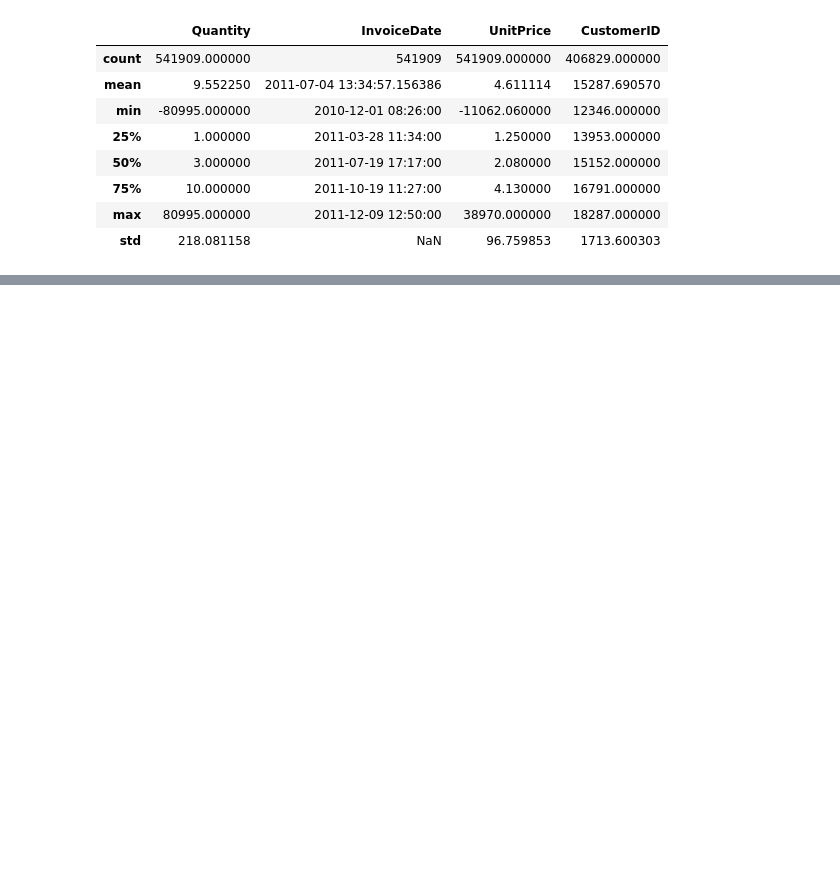
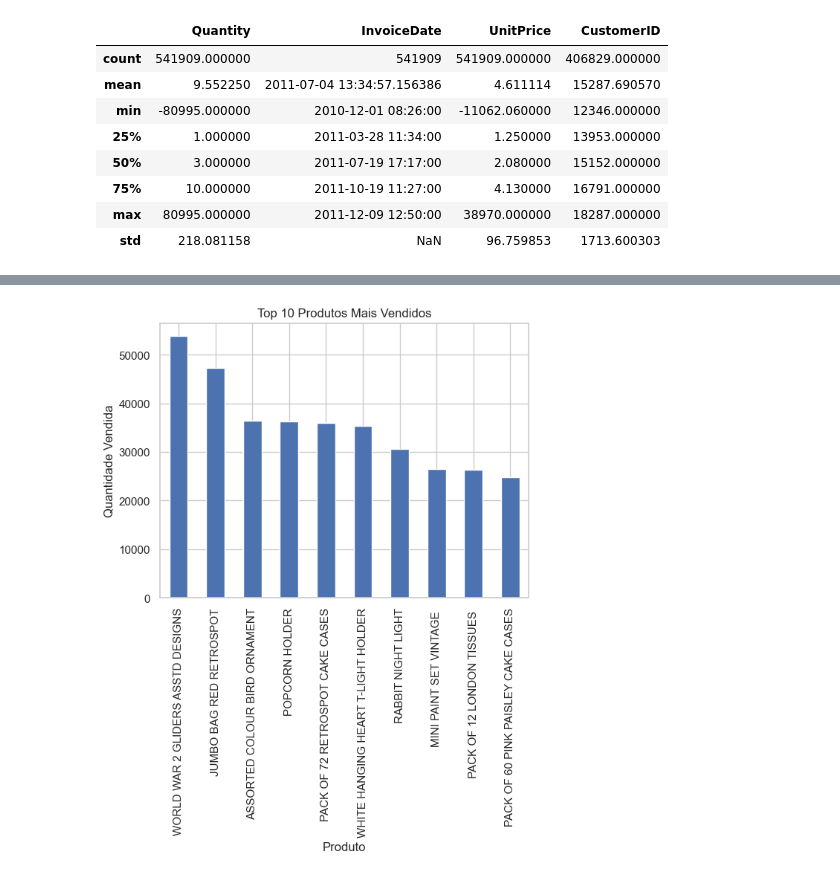
Before and after one commit to kiq-gon/ecommerce-sales-analysis, a Jupyter notebook: notebooks/analysis.ipynb, the cells around one changed output, grey strips where cells are left out. Saved outputs shown, nothing was run; the diff lists cells and outputs as text; code cells hidden in the pictures; blank space fills up the shorter version.

```diff
--- a/notebooks/analysis.ipynb
+++ b/notebooks/analysis.ipynb
@@ -26,3 +26,6 @@ df.describe()
 | 75% | 10.000000 | 2011-10-19 11:27:00 | 4.130000 | 16791.000000 |
 | max | 80995.000000 | 2011-12-09 12:50:00 | 38970.000000 | 18287.000000 |
 | std | 218.081158 | NaN | 96.759853 | 1713.600303 |
+# %%
+df["Revenue"] = df["Quantity"] * df["UnitPrice"]
+df["Revenue"].sum()
@@ -28,0 +34,4 @@ df.describe()
+# %%
+top_products = df.groupby("Description")["Quantity"].sum().sort_values(ascending=False).head(10)
+
+top_products
@@ -28,0 +51,12 @@ df.describe()
+# %%
+import matplotlib.pyplot as plt
+
+top_products.plot(kind="bar")
+
+plt.title("Top 10 Produtos Mais Vendidos")
+plt.xlabel("Produto")
+plt.ylabel("Quantidade Vendida")
+
+plt.show()
+# %% [output]
+[figure, added]
```
Also changed, not shown: parts of 8 cells of this notebook, 1 other file.
